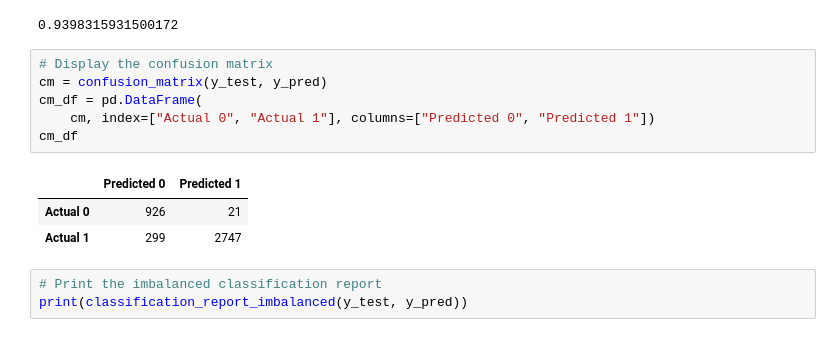
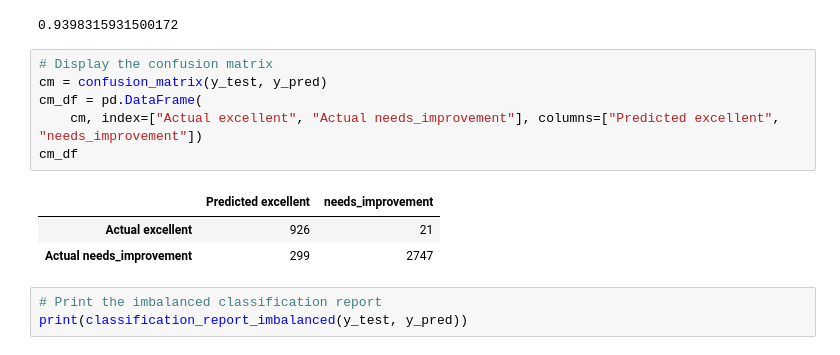
Before and after one commit to crystdang/DABC-final-g5, a Jupyter notebook: notebooks/Output_BRF_Boost.ipynb, the cells around one changed output. Drawn from its saved outputs; the diff is of its cells as text.

```diff
--- a/notebooks/Output_BRF_Boost.ipynb
+++ b/notebooks/Output_BRF_Boost.ipynb
@@ -186,13 +176,13 @@ balanced_accuracy_score(y_test, y_pred)
 # %%
 # Display the confusion matrix
 cm = confusion_matrix(y_test, y_pred)
 cm_df = pd.DataFrame(
-    cm, index=["Actual 0", "Actual 1"], columns=["Predicted 0", "Predicted 1"])
+    cm, index=["Actual excellent", "Actual needs_improvement"], columns=["Predicted excellent", "needs_improvement"])
 cm_df
 # %% [output]
-|  | Predicted 0 | Predicted 1 |
-| Actual 0 | 926 | 21 |
-| Actual 1 | 299 | 2747 |
+|  | Predicted excellent | needs_improvement |
+| Actual excellent | 926 | 21 |
+| Actual needs_improvement | 299 | 2747 |
 # %%
 # Print the imbalanced classification report
 print(classification_report_imbalanced(y_test, y_pred))
```
Also changed, not shown: parts of 12 cells of this notebook.
